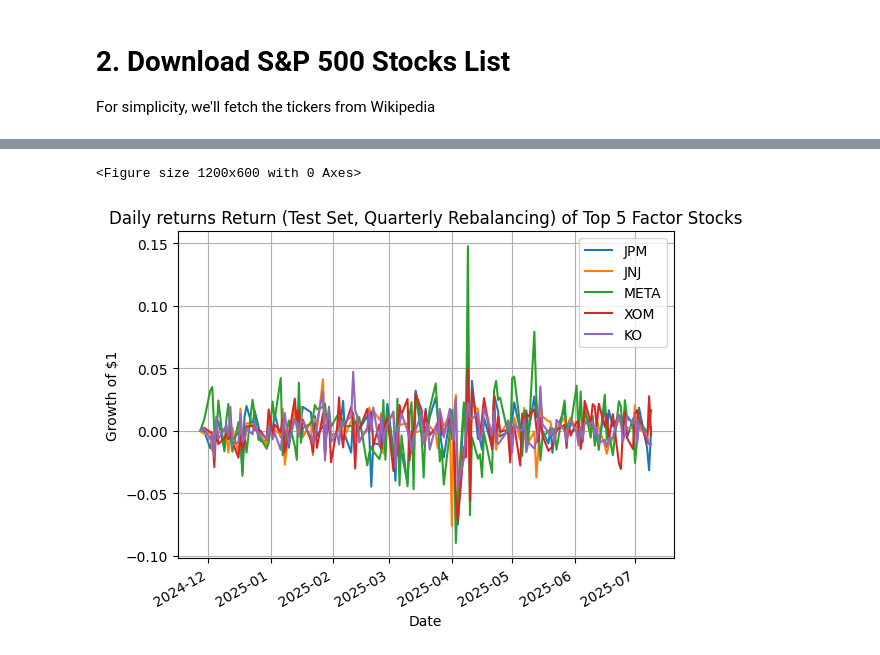
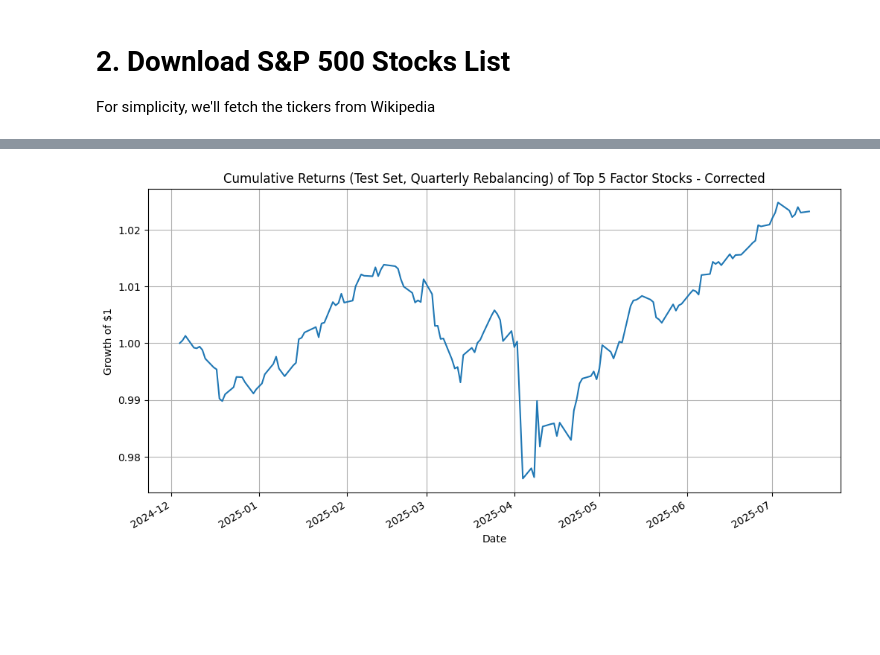
Before and after one commit to jonzyyyy/AlphaLab, a Jupyter notebook: AlphaLab.ipynb, the cells around one changed output, grey strips where cells are left out. Saved outputs shown, nothing was run; the diff lists cells and outputs as text; code cells hidden in the pictures; blank space fills up the shorter version.

```diff
--- a/AlphaLab.ipynb
+++ b/AlphaLab.ipynb
@@ -196,4 +201,12 @@ Selected stocks for backtest: ['JPM', 'JNJ', 'META', 'XOM', 'KO']
 # %%
+# =======================
+# 7. Backtesting (Quarterly Rebalancing)
+# =======================
+
+# Filter price data for selected tickers and train/test periods
+selected_prices_train = price_data[selected_tickers].reindex(train_dates)
+selected_prices_test = price_data[selected_tickers].reindex(test_dates)
+
 # 1. Find all trading days in your price data
 all_dates = selected_prices_test.index
 
@@ -218,8 +231,24 @@ portfolio = pd.DataFrame(1 / len(selected_prices_test.columns), index=all_dates,
 
 # 5. Returns and cumulative returns
 returns = selected_prices_test.pct_change().fillna(0)
-portfolio_returns = (returns * portfolio).sum(axis=1)
+
+# Recalculate portfolio returns by applying weights only to 'Close' returns
+# Select only the 'Close' returns for the selected tickers
+close_returns_only = returns.loc[:, (selected_tickers, 'Close')]
+
+# Select only the 'Close' weights for the selected tickers
+portfolio_close_weights = portfolio.loc[:, (selected_tickers, 'Close')]
+
+# Calculate portfolio returns by multiplying close returns with close weights and summing across tickers
+portfolio_returns_corrected = (close_returns_only * portfolio_close_weights).sum(axis=1)
+
+# Update the cum_returns as well since the original portfolio_returns was incorrect
+cum_returns_corrected = (1 + portfolio_returns_corrected).cumprod()
+
+# Rename the corrected variables to match the original variable names for consistency in subsequent cells
+portfolio_returns = portfolio_returns_corrected
+cum_returns = cum_returns_corrected
+
 print(portfolio_returns.head())
-cum_returns = (1 + portfolio_returns).cumprod()
 # print(portfolio_returns.head(20))
 # %% [output]
@@ -234,14 +287,13 @@ dtype: float64
 # %%
 # =======================
-# 8a. Results Visualization
+# 8b. cum_returns Results Visualization
 # =======================
 plt.figure(figsize=(12,6))
-returns.plot()
-plt.title('Daily returns Return (Test Set, Quarterly Rebalancing) of Top 5 Factor Stocks')
+cum_returns.plot() # Use the corrected cum_returns
+plt.title('Cumulative Returns (Test Set, Quarterly Rebalancing) of Top 5 Factor Stocks - Corrected') # Update title
 plt.ylabel('Growth of $1')
 plt.xlabel('Date')
 plt.grid()
 plt.show()
 # %% [output]
-<Figure size 1200x600 with 0 Axes>
-[figure, old version]
+[figure, new version]
```
Also changed, not shown: parts of 13 cells of this notebook.
